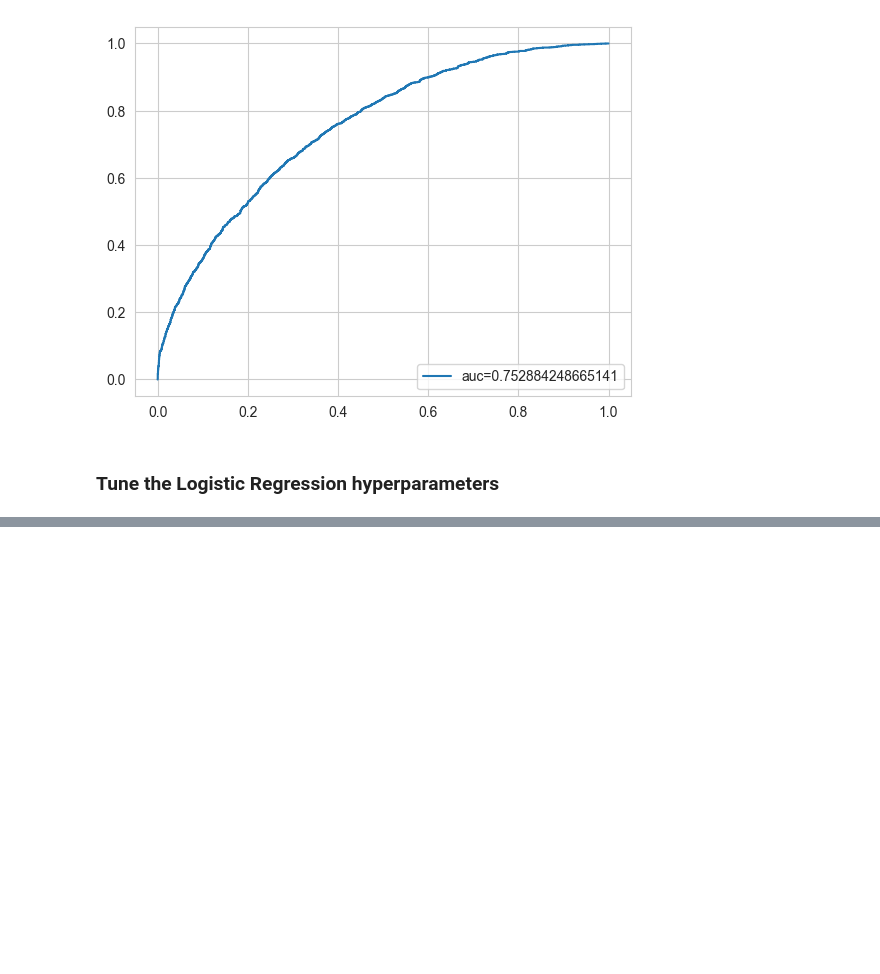
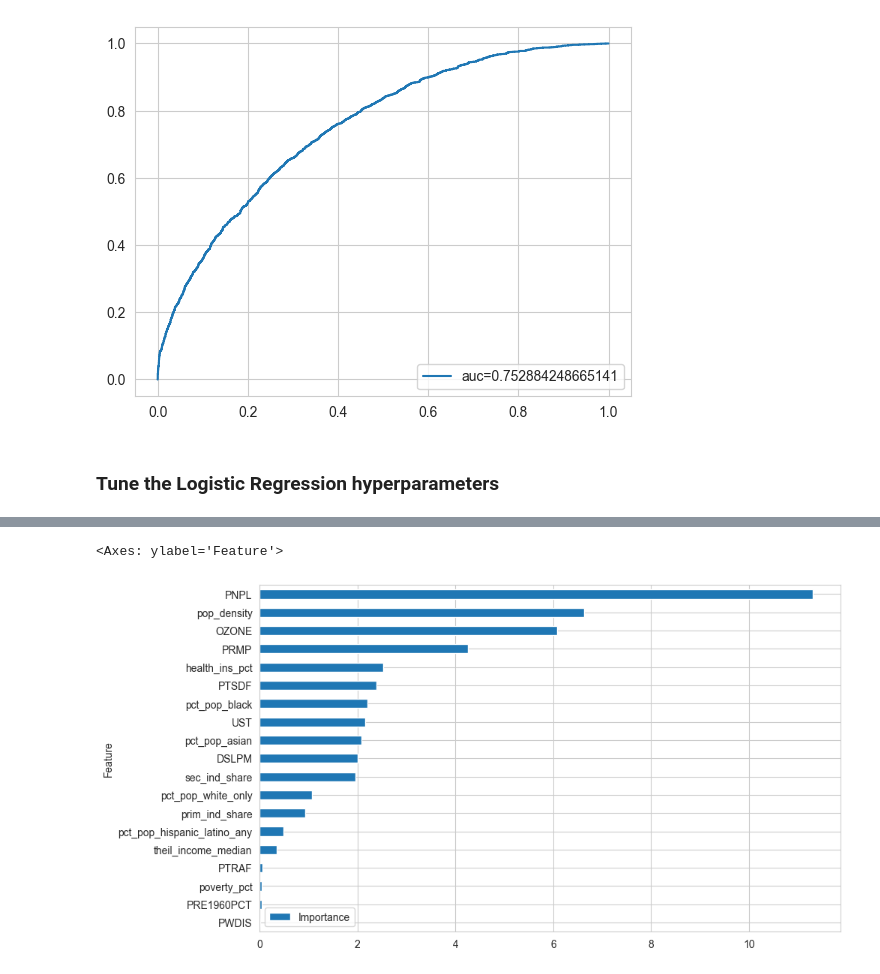
Before and after one commit to braeden-reinoso/Air-Toxin-Risk-in-Marginalized-Communities, a Jupyter notebook: Models/Logistical Regression/Logistic Regression.ipynb, the cells around one changed output, grey strips where cells are left out. Saved outputs shown, nothing was run; the diff lists cells and outputs as text; code cells hidden in the pictures; blank space fills up the shorter version.

Commit message:
Feature importance for Logistic regression

```diff
--- a/Models/Logistical Regression/Logistic Regression.ipynb
+++ b/Models/Logistical Regression/Logistic Regression.ipynb
@@ -236,0 +273,8 @@ Best f2 score : 0.395511609821131
+# %%
+coefficients = best_model.coef_[0]
+feature_importance = pd.DataFrame({'Feature': X.columns, 'Importance': np.abs(coefficients)})
+feature_importance = feature_importance.sort_values('Importance', ascending=True)
+feature_importance.plot(x='Feature', y='Importance', kind='barh', figsize=(10, 6))
+# %% [output]
+<Axes: ylabel='Feature'>
+[figure, added]
```
Also changed, not shown: parts of 7 cells of this notebook.
